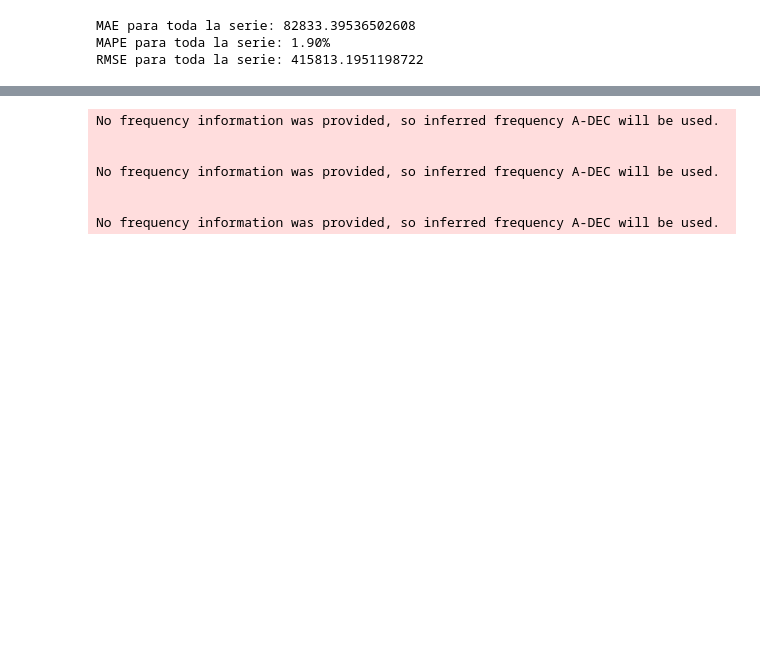
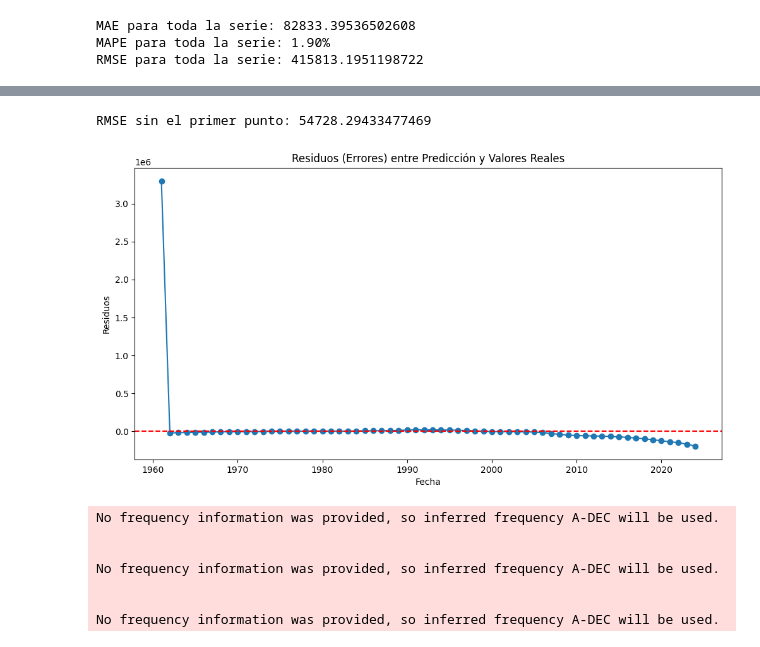
Before and after one commit to ngcarvajall/Accidentes_mortales_RD, a Jupyter notebook: Notebooks/Población/5_SerieT copy.ipynb, the cells around one changed output, grey strips where cells are left out. Cells and saved outputs as stored; diff of their text form; code cells hidden in the pictures; blank space fills up the shorter version.

```diff
--- a/Notebooks/Población/5_SerieT copy.ipynb
+++ b/Notebooks/Población/5_SerieT copy.ipynb
@@ -254,3 +254,6 @@ print(f"RMSE para toda la serie: {rmse_todo}")
 MAE para toda la serie: 82833.39536502608
 MAPE para toda la serie: 1.90%
 RMSE para toda la serie: 415813.1951198722
+# %%
+residuos = pred_df["Valor Real"] - pred_df["Predicción"]
+print(residuos.describe())
@@ -257,3 +270,19 @@ RMSE para toda la serie: 415813.1951198722
+# %%
+residuos_sin_primero = residuos[1:]
+rmse_sin_primero = np.sqrt((residuos_sin_primero**2).mean())
+print(f"RMSE sin el primer punto: {rmse_sin_primero}")
+# %% [output]
+RMSE sin el primer punto: 54728.29433477469
+# %%
+plt.figure(figsize=(12, 6))
+plt.plot(pred_df["Fecha"], residuos, marker='o')
+plt.axhline(0, color='red', linestyle='--')
+plt.title("Residuos (Errores) entre Predicción y Valores Reales")
+plt.xlabel("Fecha")
+plt.ylabel("Residuos")
+plt.show()
+# %% [output]
+[figure, added]
 # %%
 mejor_modelo_arima = ARIMA(
     pd.concat([y_train, y_test]),  # Usar toda la serie
```
Also changed, not shown: parts of 3 cells of this notebook, 1 other file.
